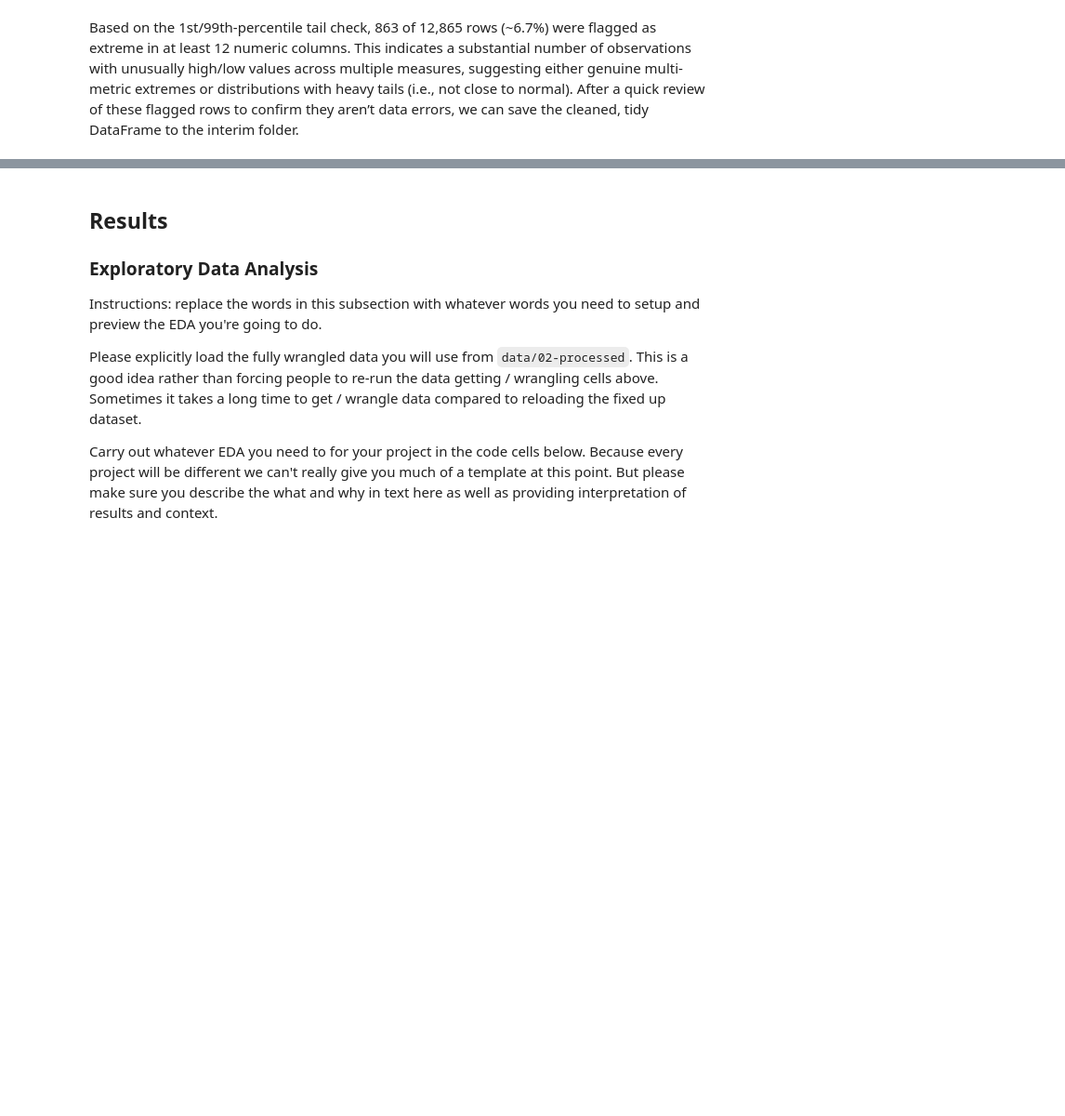
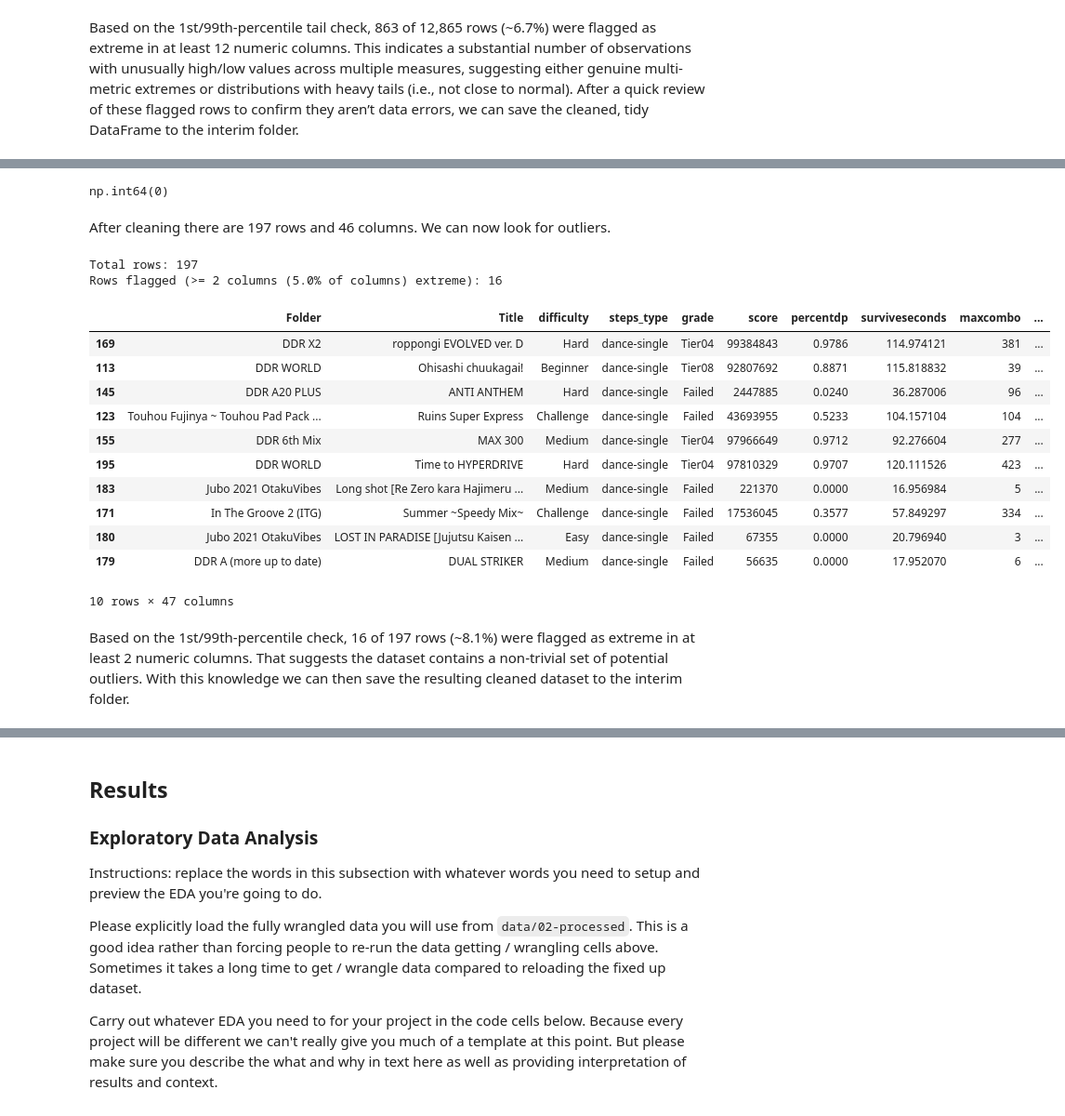
Before and after one commit to COGS108/Group051_WI26, a Jupyter notebook: 02-EDACheckpoint.ipynb, the cells around one changed output, grey strips where cells are left out. Shown at 93% size. Saved outputs shown, nothing was run; the diff lists cells and outputs as text; code cells hidden in the pictures; blank space fills up the shorter version.

```diff
--- a/02-EDACheckpoint.ipynb
+++ b/02-EDACheckpoint.ipynb
@@ -449,0 +518,53 @@ Dataset2.to_csv(r'data/01-interim/Single_chart_analyzer.csv', index=False)
+# %%
+Dataset3 = Dataset3.drop(columns=(["name", "stageaward", "peakcomboaward"]))
+Dataset3.isna().sum().sum()
+# %% [output]
+np.int64(0)
+# %% [markdown]
+After cleaning there are 197 rows and 46 columns. We can now look for outliers.
+# %%
+df = Dataset3
+
+# numeric-only for outlier detection
+num = df.select_dtypes(include="number")
+m = num.shape[1]
+x=.05
+# tail cutoffs
+lo = num.quantile(0.01)
+hi = num.quantile(0.99)
+
+# True where a value is in the extreme tails of its column
+outlier_mask = num.lt(lo) | num.gt(hi)
+
+# require at least k columns in the row to be flagged
+k = max(2, math.ceil(x * m))
+
+row_outlier_counts = outlier_mask.sum(axis=1)
+rows_flagged = row_outlier_counts >= k
+
+print("Total rows:", len(df))
+print(f"Rows flagged (>= {k} columns ({x*100}% of columns) extreme):", rows_flagged.sum())
+
+# show the worst rows first (most flagged columns)
+worst_idx = row_outlier_counts.sort_values(ascending=False).head(50).index
+
+# full set of flagged rows (all columns)
+df_flagged = df.loc[rows_flagged].copy()
+df.loc[worst_idx].assign(outlier_flag_count=row_outlier_counts.loc[worst_idx]).head(rows_flagged.sum()).head(10)
+# %% [output]
+Total rows: 197
+Rows flagged (>= 2 columns (5.0% of columns) extreme): 16
+|  | Folder | Title | difficulty | steps_type | grade | score | percentdp | surviveseconds | maxcombo | ... |
+| 169 | DDR X2 | roppongi EVOLVED ver. D | Hard | dance-single | Tier04 | 99384843 | 0.9786 | 114.974121 | 381 | ... |
+| 113 | DDR WORLD | Ohisashi chuukagai! | Beginner | dance-single | Tier08 | 92807692 | 0.8871 | 115.818832 | 39 | ... |
+| 145 | DDR A20 PLUS | ANTI ANTHEM | Hard | dance-single | Failed | 2447885 | 0.0240 | 36.287006 | 96 | ... |
+| 123 | Touhou Fujinya ~ Touhou Pad Pack ... | Ruins Super Express | Challenge | dance-single | Failed | 43693955 | 0.5233 | 104.157104 | 104 | ... |
+| 155 | DDR 6th Mix | MAX 300 | Medium | dance-single | Tier04 | 97966649 | 0.9712 | 92.276604 | 277 | ... |
+| 195 | DDR WORLD | Time to HYPERDRIVE | Hard | dance-single | Tier04 | 97810329 | 0.9707 | 120.111526 | 423 | ... |
+| 183 | Jubo 2021 OtakuVibes | Long shot [Re Zero kara Hajimeru ... | Medium | dance-single | Failed | 221370 | 0.0000 | 16.956984 | 5 | ... |
+| 171 | In The Groove 2 (ITG) | Summer ~Speedy Mix~ | Challenge | dance-single | Failed | 17536045 | 0.3577 | 57.849297 | 334 | ... |
+| 180 | Jubo 2021 OtakuVibes | LOST IN PARADISE [Jujutsu Kaisen ... | Easy | dance-single | Failed | 67355 | 0.0000 | 20.796940 | 3 | ... |
+| 179 | DDR A (more up to date) | DUAL STRIKER | Medium | dance-single | Failed | 56635 | 0.0000 | 17.952070 | 6 | ... |
+10 rows × 47 columns
+# %% [markdown]
+Based on the 1st/99th-percentile check, 16 of 197 rows (~8.1%) were flagged as extreme in at least 2 numeric columns. That suggests the dataset contains a non-trivial set of potential outliers. With this knowledge we can then save the resulting cleaned dataset to the interim folder.
```
Also changed, not shown: parts of 6 cells of this notebook.
